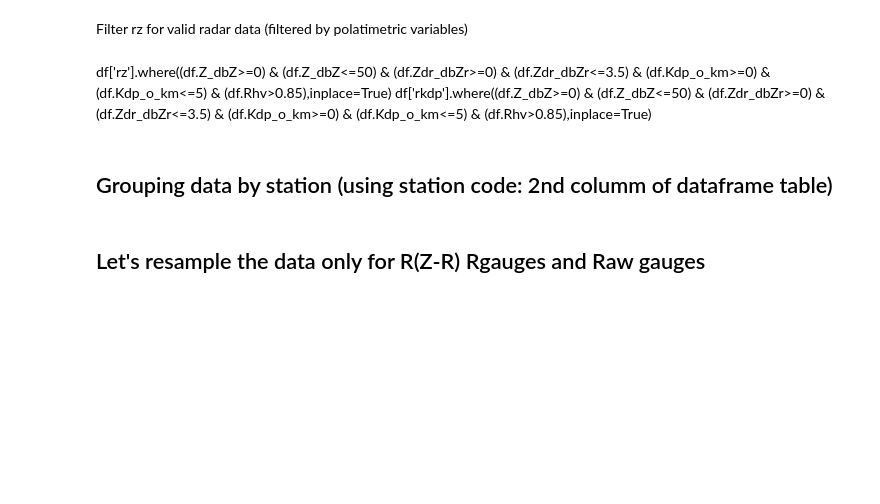
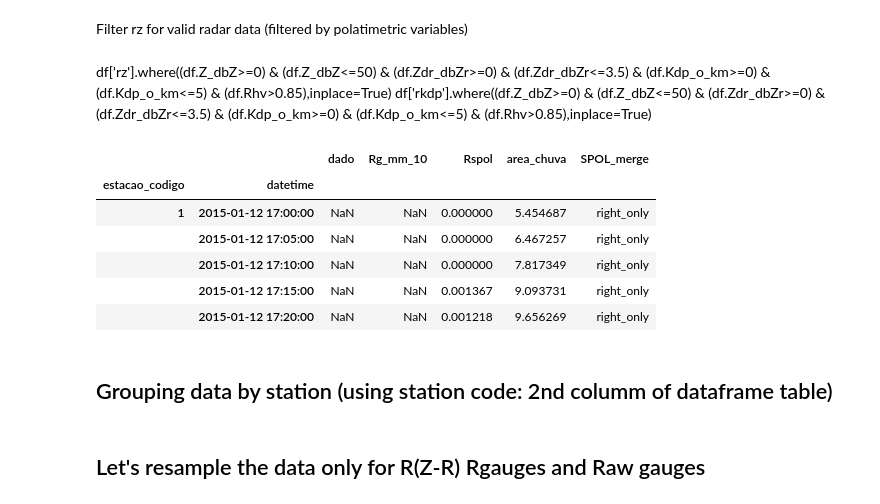
Before and after one commit to pedroaugustosmribeiro/Radar, a Jupyter notebook: Radar/Importing Data and aggregating in time.ipynb, the cells around one changed output. Cells and saved outputs as stored; diff of their text form; code cells hidden in the pictures; blank space fills up the shorter version.

```diff
--- a/Radar/Importing Data and aggregating in time.ipynb
+++ b/Radar/Importing Data and aggregating in time.ipynb
@@ -47,6 +47,16 @@ dtradar_s=5.0/60.0
 df['Rspol']=df.Rspol*dtradar_s
 # %%
 df.to_pickle("dataframe.pickle.gz",compression="gzip")
+# %%
+df.head()
+# %% [output]
+|  |  | dado | Rg_mm_10 | Rspol | area_chuva | SPOL_merge |
+| estacao_codigo | datetime |  |  |  |  |  |
+| 1 | 2015-01-12 17:00:00 | NaN | NaN | 0.000000 | 5.454687 | right_only |
+|  | 2015-01-12 17:05:00 | NaN | NaN | 0.000000 | 6.467257 | right_only |
+|  | 2015-01-12 17:10:00 | NaN | NaN | 0.000000 | 7.817349 | right_only |
+|  | 2015-01-12 17:15:00 | NaN | NaN | 0.001367 | 9.093731 | right_only |
+|  | 2015-01-12 17:20:00 | NaN | NaN | 0.001218 | 9.656269 | right_only |
 # %% [markdown]
 ## Grouping data by station (using station code: 2nd columm of dataframe table)
 # %%
```
Also changed, not shown: parts of 5 cells of this notebook, 2 other files.
